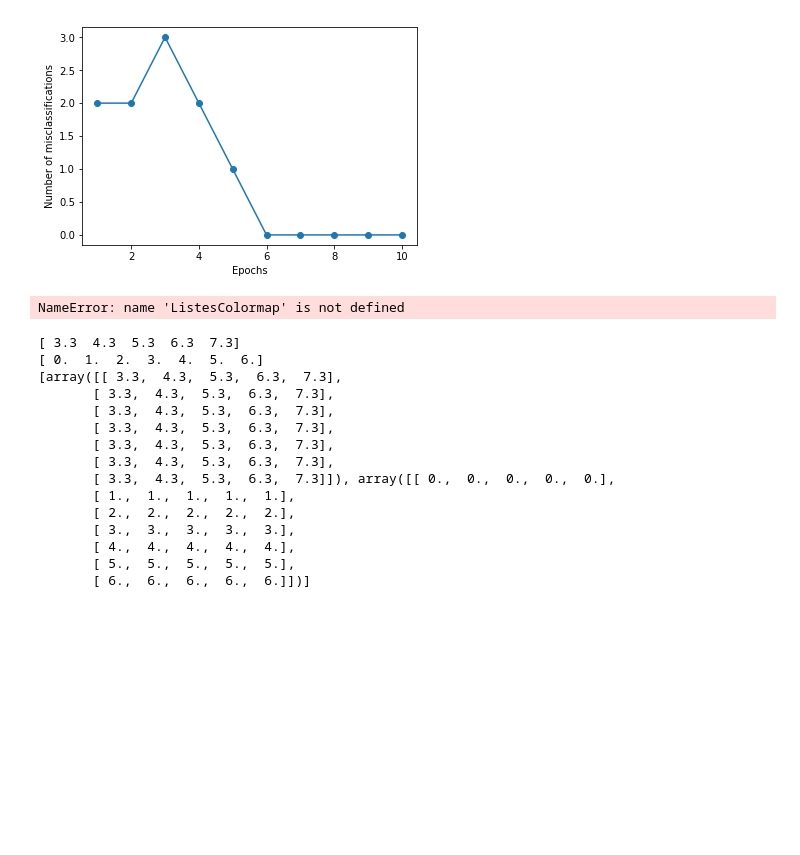
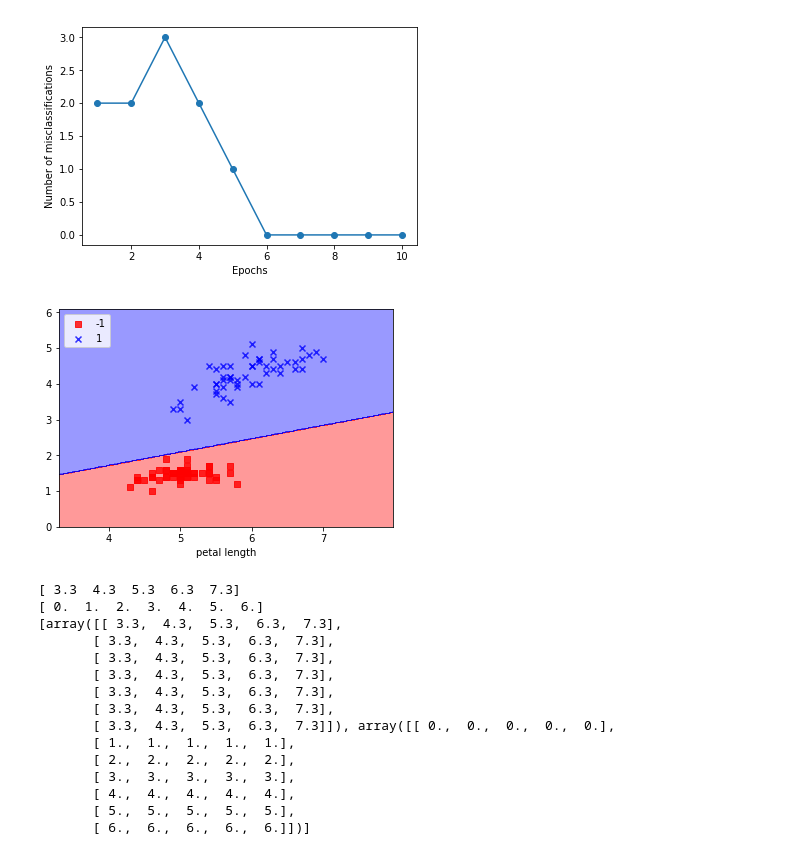
Before and after one commit to hide-tono/python-training, a Jupyter notebook: python-machine-learning/ch02/perceptron.ipynb, the cells around one changed output. Saved outputs shown, nothing was run; the diff lists cells and outputs as text; code cells hidden in the pictures; blank space fills up the shorter version.

```diff
--- a/python-machine-learning/ch02/perceptron.ipynb
+++ b/python-machine-learning/ch02/perceptron.ipynb
@@ -168,39 +169,38 @@ plt.show()
 from matplotlib.colors import ListedColormap
 
 def plot_decision_regions(X, y, classifier, resolution = 0.02):
-
     # マーカーとカラーマップの準備
     markers = ('s', 'x', 'o', '^','v')
     colors = ('red', 'blue', 'lightgreen', 'grey', 'cyan')
-    cmap = ListesColormap(colors[:len(np.unique(y))])
+    cmap = ListedColormap(colors[:len(np.unique(y))])
 
     #決定領域のプロット
     #X[:, 0]とやるとPandasのdataframeから各要素の0番目を取得できる
     x1_min, x1_max = X[:, 0].min() - 1, X[:, 0].max() + 1
     x2_min, x2_max = X[:, 1].min() - 1, X[:, 1].max() + 1
     #グリッドポイントの生成
     xx1, xx2 = np.meshgrid(np.arange(x1_min, x1_max, resolution), np.arange(x2_min, x2_max, resolution))
     #予測実行
     z = classifier.predict(np.array([xx1.ravel(), xx2.ravel()]).T)
     #予測結果を元のグリッドポイントのデータサイズに変換
     Z = z.reshape(xx1.shape)
     #グリッドポイントの等高線のプロット
     plt.contourf(xx1,xx2,Z,alpha=0.4,cmap=cmap)
     #軸の範囲の指定
     plt.xlim(xx1.min(), xx1.max())
     plt.ylim(xx2.min(), xx2.max())
 
     #クラスごとにサンプルをプロット
     for idx, cl in enumerate(np.unique(y)):
         plt.scatter(x=X[y == cl, 0], y=X[[y==cl, 1]], alpha=0.8, c=cmap(idx), marker=markers[idx],label=cl)
 
 plot_decision_regions(X, y, classifier=ppn)
 plt.xlabel('sepal length')
 plt.xlabel('petal length')
 plt.legend(loc='upper left')
 plt.show()
 # %% [output]
-NameError: name 'ListesColormap' is not defined
+[figure, added]
 # %%
 x1_min, x1_max = X[:, 0].min() - 1, X[:, 0].max() + 1
 x2_min, x2_max = X[:, 1].min() - 1, X[:, 1].max() + 1
```
Also changed, not shown: parts of 1 cell of this notebook.
